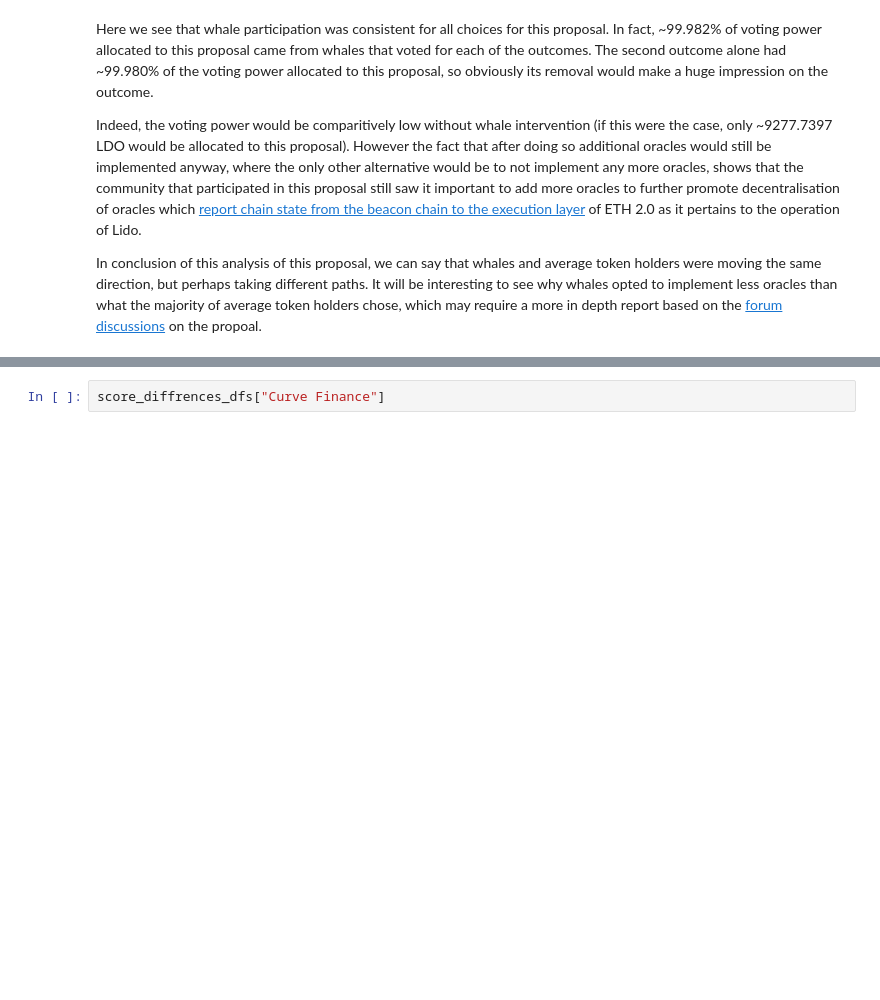
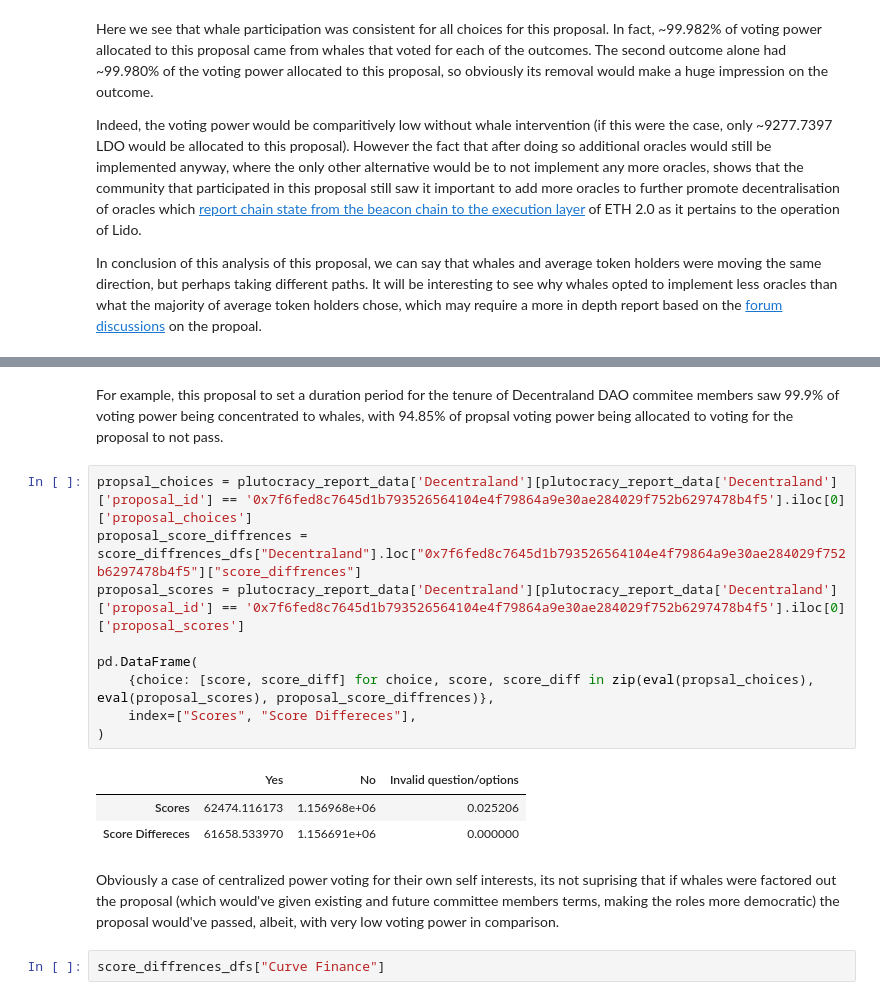
Before and after one commit to acemasterjb/gov_analysis, a Jupyter notebook: book/plutocracy_report.ipynb, the cells around one changed output, grey strips where cells are left out. Drawn from its saved outputs; the diff is of its cells as text; blank space fills up the shorter version.

Commit message:
:memo: Add Frax and Decentraland

```diff
--- a/book/plutocracy_report.ipynb
+++ b/book/plutocracy_report.ipynb
@@ -254,3 +281,20 @@ score_diffrences_dfs["Decentraland"]
+# %% [markdown]
+For example, this proposal to set a duration period for the tenure of Decentraland DAO commitee members saw 99.9% of voting power being concentrated to whales, with 94.85% of propsal voting power being allocated to voting for the proposal to not pass.
+# %%
+propsal_choices = plutocracy_report_data['Decentraland'][plutocracy_report_data['Decentraland']['proposal_id'] == '0x7f6fed8c7645d1b793526564104e4f79864a9e30ae284029f752b6297478b4f5'].iloc[0]['proposal_choices']
+proposal_score_diffrences = score_diffrences_dfs["Decentraland"].loc["0x7f6fed8c7645d1b793526564104e4f79864a9e30ae284029f752b6297478b4f5"]["score_diffrences"]
+proposal_scores = plutocracy_report_data['Decentraland'][plutocracy_report_data['Decentraland']['proposal_id'] == '0x7f6fed8c7645d1b793526564104e4f79864a9e30ae284029f752b6297478b4f5'].iloc[0]['proposal_scores']
+
+pd.DataFrame(
+    {choice: [score, score_diff] for choice, score, score_diff in zip(eval(propsal_choices), eval(proposal_scores), proposal_score_diffrences)},
+    index=["Scores", "Score Differeces"],
+)
+# %% [output]
+|  | Yes | No | Invalid question/options |
+| Scores | 62474.116173 | 1.156968e+06 | 0.025206 |
+| Score Differeces | 61658.533970 | 1.156691e+06 | 0.000000 |
+# %% [markdown]
+Obviously a case of centralized power voting for their own self interests, its not suprising that if whales were factored out the proposal (which would've given existing and future committee members terms, making the roles more democratic) the proposal would've passed, albeit, with very low voting power in comparison.
 # %%
 score_diffrences_dfs["Curve Finance"]
 # %% [output]
```
Also changed, not shown: parts of 12 cells of this notebook.
